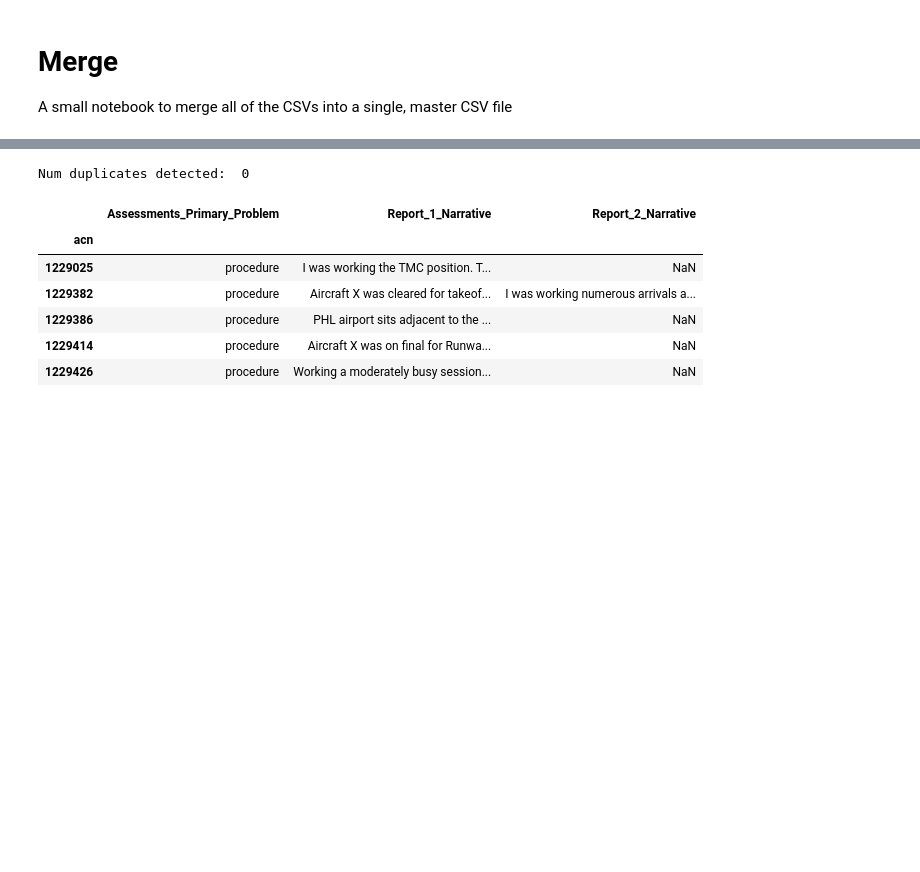
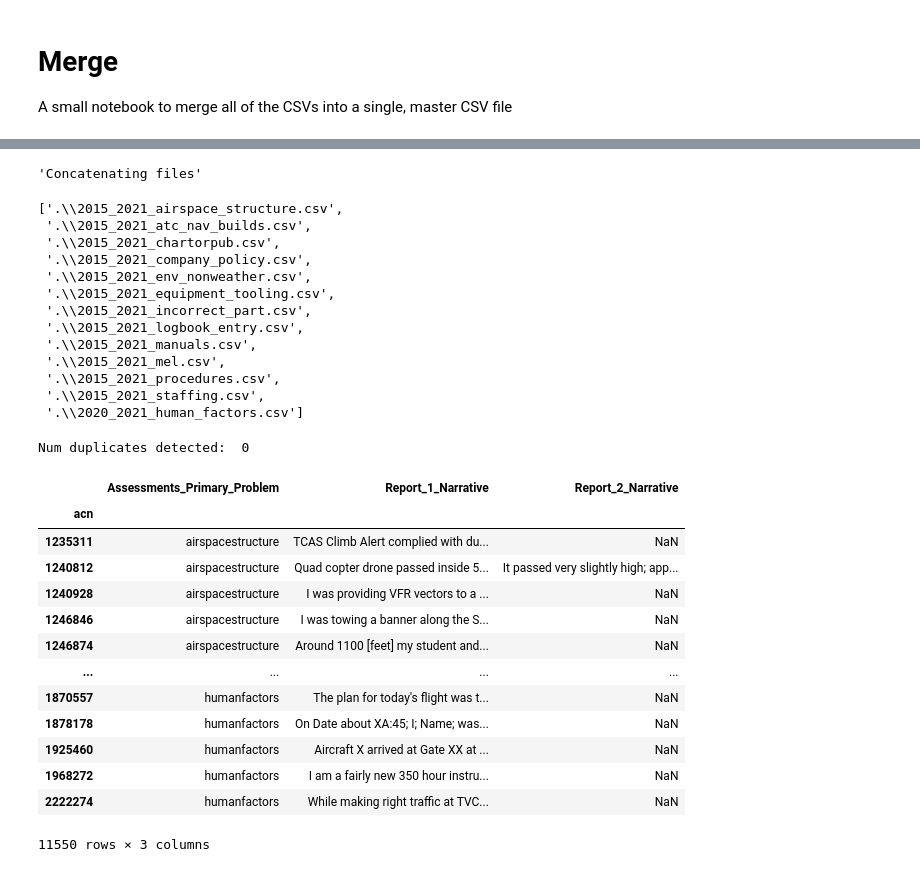
Before and after one commit to sookiemonster/asrs-problem-factor-analysis, a Jupyter notebook: data-processing/merge.ipynb, the cells around one changed output, grey strips where cells are left out. Cells and saved outputs as stored; diff of their text form; code cells hidden in the pictures; blank space fills up the shorter version.

```diff
--- a/data-processing/merge.ipynb
+++ b/data-processing/merge.ipynb
@@ -46,0 +52,4 @@ unique.to_csv(directory_path + "/merged_2021_2025.csv")
+# %%
+directory_path = "./"
+all_parsed_files = glob.glob(os.path.join(directory_path, "*.csv"))
+all_parsed_files
@@ -47,17 +74,40 @@ unique.to_csv(directory_path + "/merged_2021_2025.csv")
 # %%
-augmentation_files = [os.path.join(directory_path, filename) for filename in ['2015_2021_procedures.csv', '2020_2021_human_factors.csv']]
+augmentation_files = [filename for filename in all_parsed_files if "20" in filename]
+
+display("Concatenating files", augmentation_files)
 dfs = [pd.read_csv(f, index_col=0) for f in augmentation_files]
 merged = pd.concat(dfs)
-merged.index.name = 'acn'
+merged.index.name = "acn"
 print("Num duplicates detected: ", len(merged) - merged.index.nunique())
-merged.head()
+merged
 # %% [output]
-Num duplicates detected:  0
+'Concatenating files'
+['.\\2015_2021_airspace_structure.csv',
+ '.\\2015_2021_atc_nav_builds.csv',
+ '.\\2015_2021_chartorpub.csv',
+ '.\\2015_2021_company_policy.csv',
+ '.\\2015_2021_env_nonweather.csv',
+ '.\\2015_2021_equipment_tooling.csv',
+ '.\\2015_2021_incorrect_part.csv',
+ '.\\2015_2021_logbook_entry.csv',
+ '.\\2015_2021_manuals.csv',
+ '.\\2015_2021_mel.csv',
+ '.\\2015_2021_procedures.csv',
+ '.\\2015_2021_staffing.csv',
+ '.\\2020_2021_human_factors.csv']
+Num duplicates detected:  0
 |  | Assessments_Primary_Problem | Report_1_Narrative | Report_2_Narrative |
 | acn |  |  |  |
-| 1229025 | procedure | I was working the TMC position. T... | NaN |
-| 1229382 | procedure | Aircraft X was cleared for takeof... | I was working numerous arrivals a... |
-| 1229386 | procedure | PHL airport sits adjacent to the ... | NaN |
-| 1229414 | procedure | Aircraft X was on final for Runwa... | NaN |
-| 1229426 | procedure | Working a moderately busy session... | NaN |
+| 1235311 | airspacestructure | TCAS Climb Alert complied with du... | NaN |
+| 1240812 | airspacestructure | Quad copter drone passed inside 5... | It passed very slightly high; app... |
+| 1240928 | airspacestructure | I was providing VFR vectors to a ... | NaN |
+| 1246846 | airspacestructure | I was towing a banner along the S... | NaN |
+| 1246874 | airspacestructure | Around 1100 [feet] my student and... | NaN |
+| ... | ... | ... | ... |
+| 1870557 | humanfactors | The plan for today's flight was t... | NaN |
+| 1878178 | humanfactors | On Date about XA:45; I; Name; was... | NaN |
+| 1925460 | humanfactors | Aircraft X arrived at Gate XX at ... | NaN |
+| 1968272 | humanfactors | I am a fairly new 350 hour instru... | NaN |
+| 2222274 | humanfactors | While making right traffic at TVC... | NaN |
+11550 rows × 3 columns
 # %%
```
Also changed, not shown: parts of 5 cells of this notebook, 18 other files.
